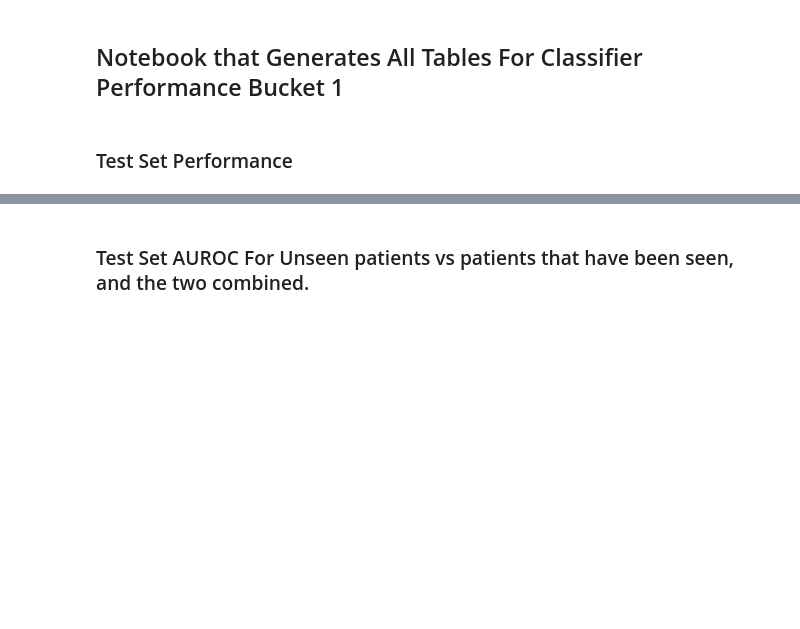
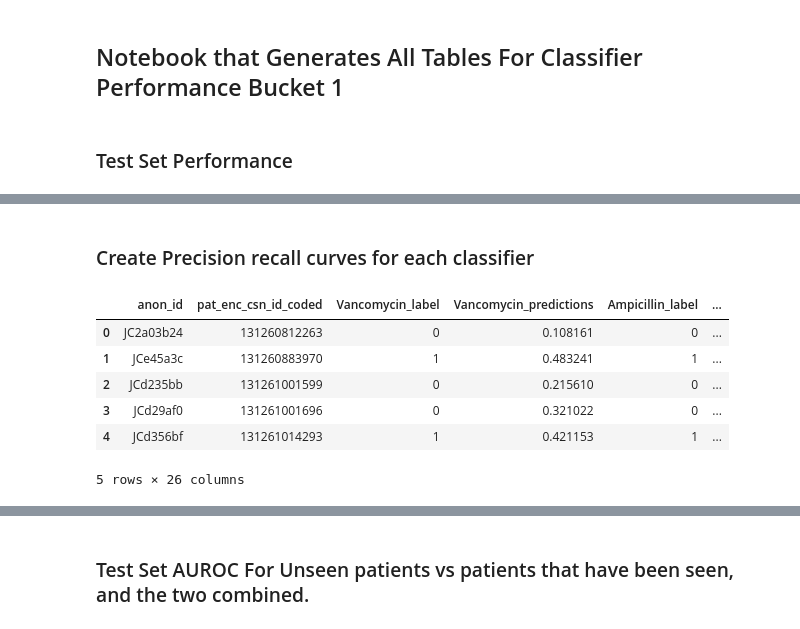
Before and after one commit to HealthRex/CDSS, a Jupyter notebook: scripts/ER_Infection/notebooks/figure_and_tabels/Classier Results Table Bucket 1.ipynb, the cells around one changed output, grey strips where cells are left out. Drawn from its saved outputs; the diff is of its cells as text; code cells hidden in the pictures; blank space fills up the shorter version.

```diff
--- a/scripts/ER_Infection/notebooks/figure_and_tabels/Classier Results Table Bucket 1.ipynb
+++ b/scripts/ER_Infection/notebooks/figure_and_tabels/Classier Results Table Bucket 1.ipynb
@@ -155,3 +175,15 @@ df_test_results.head()
 df_test_results = df_test_results.sort_values('Positive Class Prevalence')
 # %%
 df_test_results.to_csv("Table 3: Bucket 1 Classifier Results.csv", index=None)
+# %% [markdown]
+### Create Precision recall curves for each classifier
+# %%
+df.head()
+# %% [output]
+|  | anon_id | pat_enc_csn_id_coded | Vancomycin_label | Vancomycin_predictions | Ampicillin_label | ... |
+| 0 | JC2a03b24 | 131260812263 | 0 | 0.108161 | 0 | ... |
+| 1 | JCe45a3c | 131260883970 | 1 | 0.483241 | 1 | ... |
+| 2 | JCd235bb | 131261001599 | 0 | 0.215610 | 0 | ... |
+| 3 | JCd29af0 | 131261001696 | 0 | 0.321022 | 0 | ... |
+| 4 | JCd356bf | 131261014293 | 1 | 0.421153 | 1 | ... |
+5 rows × 26 columns
```
Also changed, not shown: parts of 6 cells of this notebook, 4 other files.
